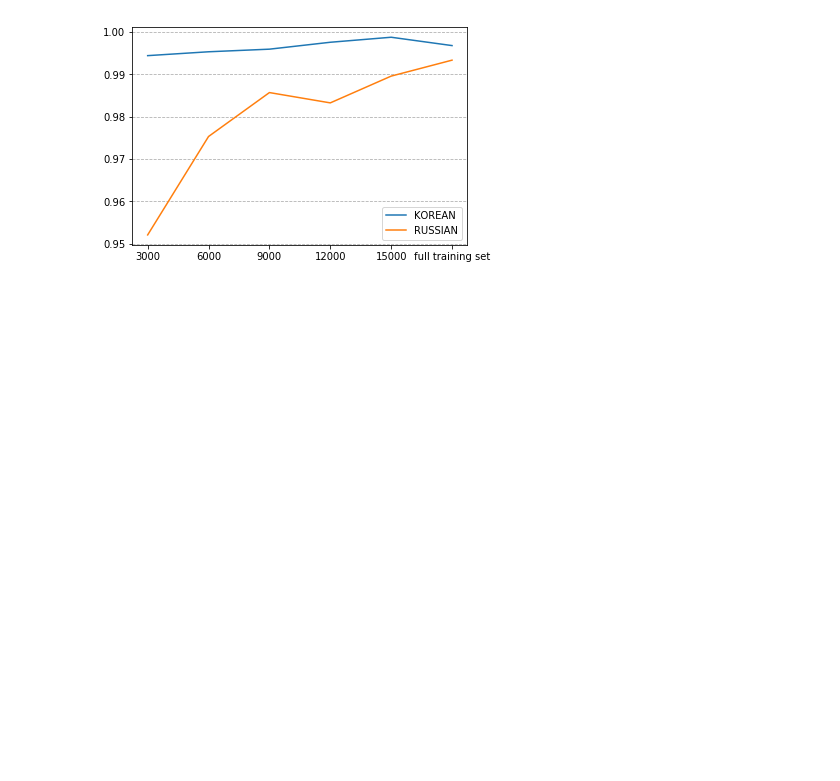
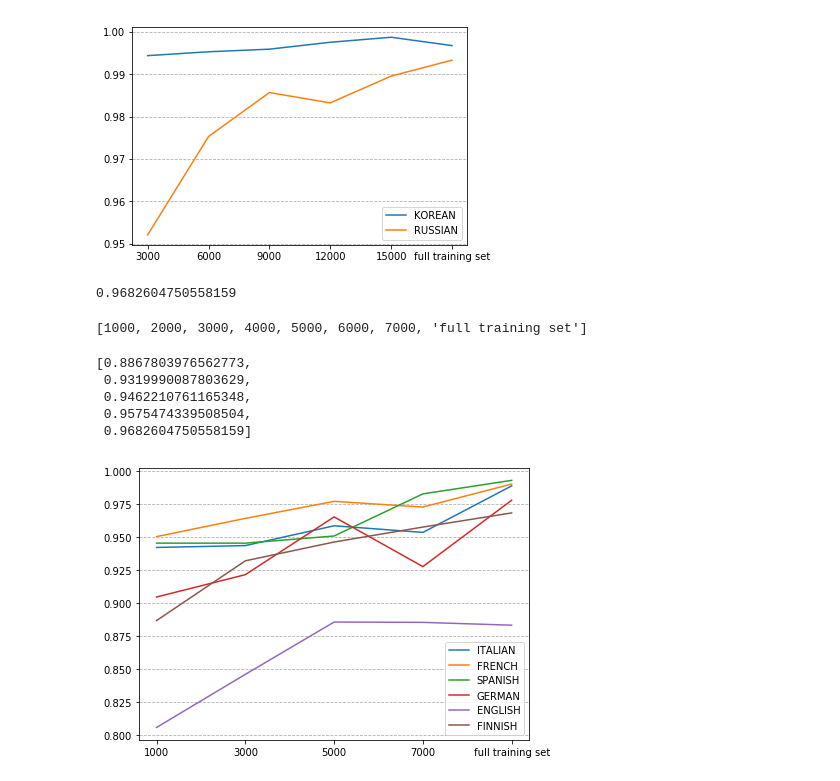
Before and after one commit to wuqi0704/MasterThesis_Tokenization, a Jupyter notebook: flair/plots.ipynb, the cells around one changed output. Drawn from its saved outputs; the diff is of its cells as text; code cells hidden in the pictures; blank space fills up the shorter version.

```diff
--- a/flair/plots.ipynb
+++ b/flair/plots.ipynb
@@ -428,3 +428,53 @@ plt.legend()
 plt.grid(ls='--',axis='y')
 # %% [output]
 [figure]
+# %%
+df = pd.read_csv('/Users/qier/MasterThesis_Tokenization/results/SL_6L_downsized.csv',index_col=0)
+df_bm = pd.read_csv('/Users/qier/MasterThesis_Tokenization/results/3_SL.csv',index_col=0)
+# %%
+df_bm['F1-score'][lan]
+# %% [output]
+0.9682604750558159
+# %%
+LanguageList = [
+    'ITALIAN',
+    'FRENCH',
+    'SPANISH',
+    'GERMAN',
+    'ENGLISH',
+    'FINNISH',
+]
+lan_f1 = {}
+for lan in LanguageList:
+    lan_f1[lan] = []
+    for idx in df.index:
+        if lan in idx:
+            lan_f1[lan].append(df.loc[idx,'F1-score'])
+for lan in LanguageList:
+    lan_f1[lan].append(df_bm['F1-score'][lan])
+# %%
+N
+# %% [output]
+[1000, 2000, 3000, 4000, 5000, 6000, 7000, 'full training set']
+# %%
+index_nums = [0,2,4,6,7]
+output = [lan_f1[lan][val] for val in index_nums]
+output
+# %% [output]
+[0.8867803976562773,
+ 0.9319990087803629,
+ 0.9462210761165348,
+ 0.9575474339508504,
+ 0.9682604750558159]
+# %%
+N = list(np.array([1,3,5,7])*1000)
+N.append('full training set')
+plt.figure(figsize=[7,5])
+index_nums = [0,2,4,6,7]
+for lan in LanguageList:
+    # plt.plot(N,lan_f1[lan],label = lan)
+    plt.plot(N,[lan_f1[lan][val] for val in index_nums],label = lan)
+plt.legend()
+plt.grid(ls='--',axis='y')
+# %% [output]
+[figure, added]
```
Also changed, not shown: parts of 1 cell of this notebook, 3 other files.
